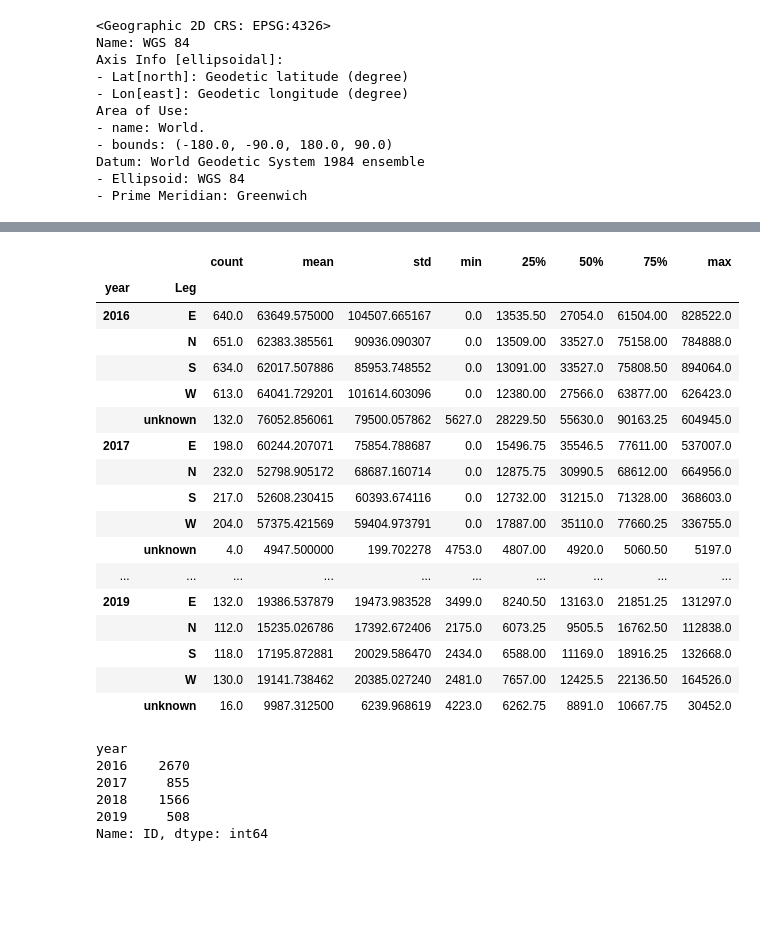
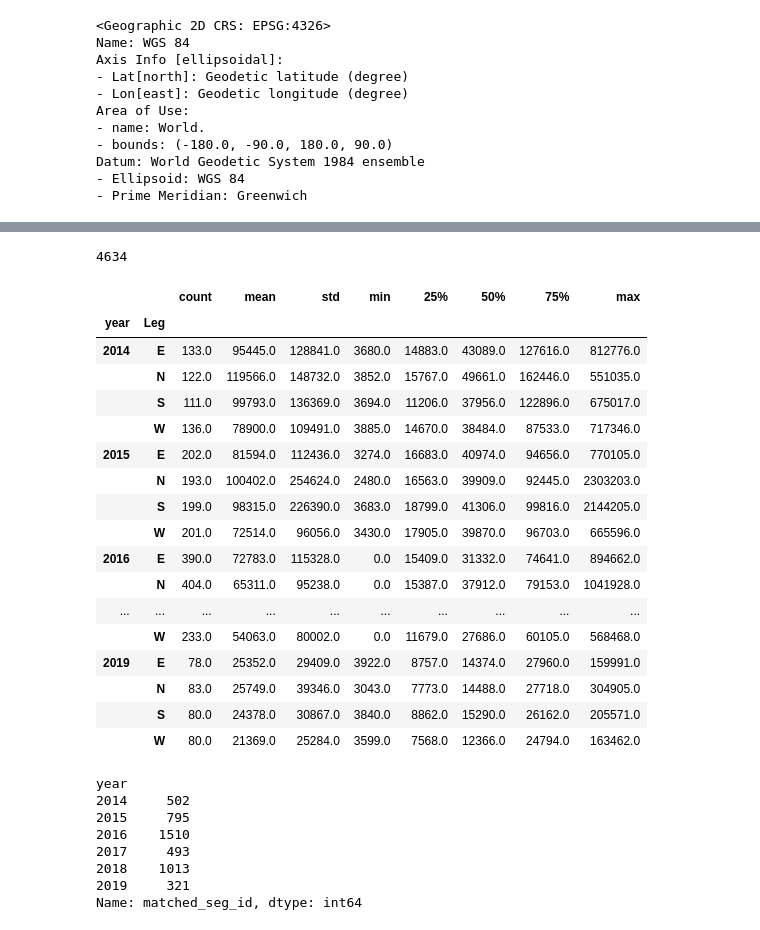
Before and after one commit to mintu07ruet/Bike-Exposure-Modeling, a Jupyter notebook: Expansion_Factor_development_coding/Weekly_Annual_Volume_Estimation_Version2.ipynb, the cells around one changed output, grey strips where cells are left out. Drawn from its saved outputs; the diff is of its cells as text; code cells hidden in the pictures; blank space fills up the shorter version.

```diff
--- a/Expansion_Factor_development_coding/Weekly_Annual_Volume_Estimation_Version2.ipynb
+++ b/Expansion_Factor_development_coding/Weekly_Annual_Volume_Estimation_Version2.ipynb
@@ -488,11 +509,11 @@ m_g3.head(2)
 # %%
 # Calculate Annual Volume for group 1
 mg1_DV=pd.merge(m_g1,moy_g1, on=['month'], how='inner')
-mg1_DV1=pd.DataFrame({'agge_monthly_Volume' : mg1_DV.groupby(['ID','year','Leg','matched_seg_id','Lat','Long'])['MTT'].sum()}).reset_index()
-mg1_DV1f=pd.DataFrame({'agge_factor' : mg1_DV.groupby(['ID','year','Leg','matched_seg_id','Lat','Long'])['Average_Group_MOY_Factor'].sum()}).reset_index()
-mg1_DV1r=pd.merge(mg1_DV1,mg1_DV1f, on=['ID','year','Leg','matched_seg_id','Lat','Long'], how='inner')
+mg1_DV1=pd.DataFrame({'agge_monthly_Volume' : mg1_DV.groupby(['year','Leg','matched_seg_id','Lat','Long'])['MTT'].sum()}).reset_index()
+mg1_DV1f=pd.DataFrame({'agge_factor' : mg1_DV.groupby(['year','Leg','matched_seg_id','Lat','Long'])['Average_Group_MOY_Factor'].sum()}).reset_index()
+mg1_DV1r=pd.merge(mg1_DV1,mg1_DV1f, on=['year','Leg','matched_seg_id','Lat','Long'], how='inner')
 mg1_DV1r['Annual_Volume']=mg1_DV1r['agge_monthly_Volume']/mg1_DV1r['agge_factor']
-mg1_DV1rf=pd.DataFrame({'ATT' : mg1_DV1r.groupby(['ID','year','Leg','matched_seg_id','Lat','Long'])['Annual_Volume'].mean()}).reset_index()
+mg1_DV1rf=pd.DataFrame({'ATT' : mg1_DV1r.groupby(['year','Leg','matched_seg_id','Lat','Long'])['Annual_Volume'].mean()}).reset_index()
 # %%
 mg1_DV.shape,mg1_DV1.shape
 # %% [output]
@@ -506,19 +527,19 @@ c.shape,c1.shape
 # %%
 # Calculate Annual Volume for group 1
 mg2_DV=pd.merge(m_g2,moy_g2, on=['month'], how='inner')
-mg2_DV2=pd.DataFrame({'agge_monthly_Volume' : mg2_DV.groupby(['ID','year','Leg','matched_seg_id','Lat','Long'])['MTT'].sum()}).reset_index()
-mg2_DV2f=pd.DataFrame({'agge_factor' : mg2_DV.groupby(['ID','year','Leg','matched_seg_id','Lat','Long'])['Average_Group_MOY_Factor'].sum()}).reset_index()
-mg2_DV2r=pd.merge(mg2_DV2,mg2_DV2f, on=['ID','year','Leg','matched_seg_id','Lat','Long'], how='inner')
+mg2_DV2=pd.DataFrame({'agge_monthly_Volume' : mg2_DV.groupby(['year','Leg','matched_seg_id','Lat','Long'])['MTT'].sum()}).reset_index()
+mg2_DV2f=pd.DataFrame({'agge_factor' : mg2_DV.groupby(['year','Leg','matched_seg_id','Lat','Long'])['Average_Group_MOY_Factor'].sum()}).reset_index()
+mg2_DV2r=pd.merge(mg2_DV2,mg2_DV2f, on=['year','Leg','matched_seg_id','Lat','Long'], how='inner')
 mg2_DV2r['Annual_Volume']=mg2_DV2r['agge_monthly_Volume']/mg2_DV2r['agge_factor']
-mg2_DV2rf=pd.DataFrame({'ATT' : mg2_DV2r.groupby(['ID','year','Leg','matched_seg_id','Lat','Long'])['Annual_Volume'].mean()}).reset_index()
+mg2_DV2rf=pd.DataFrame({'ATT' : mg2_DV2r.groupby(['year','Leg','matched_seg_id','Lat','Long'])['Annual_Volume'].mean()}).reset_index()
 # %%
 # Calculate Annual Volume for group 1
 mg3_DV=pd.merge(m_g3,moy_g3, on=['month'], how='inner')
-mg3_DV3=pd.DataFrame({'agge_monthly_Volume' : mg3_DV.groupby(['ID','year','Leg','matched_seg_id','Lat','Long'])['MTT'].sum()}).reset_index()
-mg3_DV3f=pd.DataFrame({'agge_factor' : mg3_DV.groupby(['ID','year','Leg','matched_seg_id','Lat','Long'])['Average_Group_MOY_Factor'].sum()}).reset_index()
-mg3_DV3r=pd.merge(mg3_DV3,mg3_DV3f, on=['ID','year','Leg','matched_seg_id','Lat','Long'], how='inner')
+mg3_DV3=pd.DataFrame({'agge_monthly_Volume' : mg3_DV.groupby(['year','Leg','matched_seg_id','Lat','Long'])['MTT'].sum()}).reset_index()
+mg3_DV3f=pd.DataFrame({'agge_factor' : mg3_DV.groupby(['year','Leg','matched_seg_id','Lat','Long'])['Average_Group_MOY_Factor'].sum()}).reset_index()
+mg3_DV3r=pd.merge(mg3_DV3,mg3_DV3f, on=['year','Leg','matched_seg_id','Lat','Long'], how='inner')
 mg3_DV3r['Annual_Volume']=mg3_DV3r['agge_monthly_Volume']/mg3_DV3r['agge_factor']
-mg3_DV3rf=pd.DataFrame({'ATT' : mg3_DV3r.groupby(['ID','year','Leg','matched_seg_id','Lat','Long'])['Annual_Volume'].mean()}).reset_index()
+mg3_DV3rf=pd.DataFrame({'ATT' : mg3_DV3r.groupby(['year','Leg','matched_seg_id','Lat','Long'])['Annual_Volume'].mean()}).reset_index()
 # %%
 # Now apply the MOY factor to get ATT
 # Apply factor to obtain daily Volume
@@ -544,4 +599,5 @@ AV.shape
 # %%
 AV=AV.loc[AV['Lat']!=0]
+AV['ATT in Million']=AV['ATT']/1000000
 AV.head()
 # %% [output]
@@ -618,32 +710,38 @@ year
 Name: Leg, dtype: int64
+# %%
+AV['Leg'].count()
+# %% [output]
+4634
 # %%
-AV.groupby(['year','Leg'])['ATT'].describe()
+AV.groupby(['year','Leg'])['ATT'].describe().round()
 # %% [output]
 |  |  | count | mean | std | min | 25% | 50% | 75% | max |
 | year | Leg |  |  |  |  |  |  |  |  |
-| 2016 | E | 640.0 | 63649.575000 | 104507.665167 | 0.0 | 13535.50 | 27054.0 | 61504.00 | 828522.0 |
-|  | N | 651.0 | 62383.385561 | 90936.090307 | 0.0 | 13509.00 | 33527.0 | 75158.00 | 784888.0 |
-|  | S | 634.0 | 62017.507886 | 85953.748552 | 0.0 | 13091.00 | 33527.0 | 75808.50 | 894064.0 |
-|  | W | 613.0 | 64041.729201 | 101614.603096 | 0.0 | 12380.00 | 27566.0 | 63877.00 | 626423.0 |
-|  | unknown | 132.0 | 76052.856061 | 79500.057862 | 5627.0 | 28229.50 | 55630.0 | 90163.25 | 604945.0 |
-| 2017 | E | 198.0 | 60244.207071 | 75854.788687 | 0.0 | 15496.75 | 35546.5 | 77611.00 | 537007.0 |
-|  | N | 232.0 | 52798.905172 | 68687.160714 | 0.0 | 12875.75 | 30990.5 | 68612.00 | 664956.0 |
-|  | S | 217.0 | 52608.230415 | 60393.674116 | 0.0 | 12732.00 | 31215.0 | 71328.00 | 368603.0 |
-|  | W | 204.0 | 57375.421569 | 59404.973791 | 0.0 | 17887.00 | 35110.0 | 77660.25 | 336755.0 |
-|  | unknown | 4.0 | 4947.500000 | 199.702278 | 4753.0 | 4807.00 | 4920.0 | 5060.50 | 5197.0 |
+| 2014 | E | 133.0 | 95445.0 | 128841.0 | 3680.0 | 14883.0 | 43089.0 | 127616.0 | 812776.0 |
+|  | N | 122.0 | 119566.0 | 148732.0 | 3852.0 | 15767.0 | 49661.0 | 162446.0 | 551035.0 |
+|  | S | 111.0 | 99793.0 | 136369.0 | 3694.0 | 11206.0 | 37956.0 | 122896.0 | 675017.0 |
+|  | W | 136.0 | 78900.0 | 109491.0 | 3885.0 | 14670.0 | 38484.0 | 87533.0 | 717346.0 |
+| 2015 | E | 202.0 | 81594.0 | 112436.0 | 3274.0 | 16683.0 | 40974.0 | 94656.0 | 770105.0 |
+|  | N | 193.0 | 100402.0 | 254624.0 | 2480.0 | 16563.0 | 39909.0 | 92445.0 | 2303203.0 |
+|  | S | 199.0 | 98315.0 | 226390.0 | 3683.0 | 18799.0 | 41306.0 | 99816.0 | 2144205.0 |
+|  | W | 201.0 | 72514.0 | 96056.0 | 3430.0 | 17905.0 | 39870.0 | 96703.0 | 665596.0 |
+| 2016 | E | 390.0 | 72783.0 | 115328.0 | 0.0 | 15409.0 | 31332.0 | 74641.0 | 894662.0 |
+|  | N | 404.0 | 65311.0 | 95238.0 | 0.0 | 15387.0 | 37912.0 | 79153.0 | 1041928.0 |
 | ... | ... | ... | ... | ... | ... | ... | ... | ... | ... |
-| 2019 | E | 132.0 | 19386.537879 | 19473.983528 | 3499.0 | 8240.50 | 13163.0 | 21851.25 | 131297.0 |
-|  | N | 112.0 | 15235.026786 | 17392.672406 | 2175.0 | 6073.25 | 9505.5 | 16762.50 | 112838.0 |
-|  | S | 118.0 | 17195.872881 | 20029.586470 | 2434.0 | 6588.00 | 11169.0 | 18916.25 | 132668.0 |
-|  | W | 130.0 | 19141.738462 | 20385.027240 | 2481.0 | 7657.00 | 12425.5 | 22136.50 | 164526.0 |
-|  | unknown | 16.0 | 9987.312500 | 6239.968619 | 4223.0 | 6262.75 | 8891.0 | 10667.75 | 30452.0 |
+|  | W | 233.0 | 54063.0 | 80002.0 | 0.0 | 11679.0 | 27686.0 | 60105.0 | 568468.0 |
+| 2019 | E | 78.0 | 25352.0 | 29409.0 | 3922.0 | 8757.0 | 14374.0 | 27960.0 | 159991.0 |
+|  | N | 83.0 | 25749.0 | 39346.0 | 3043.0 | 7773.0 | 14488.0 | 27718.0 | 304905.0 |
+|  | S | 80.0 | 24378.0 | 30867.0 | 3840.0 | 8862.0 | 15290.0 | 26162.0 | 205571.0 |
+|  | W | 80.0 | 21369.0 | 25284.0 | 3599.0 | 7568.0 | 12366.0 | 24794.0 | 163462.0 |
 # %%
-AV.groupby(['year'])['ID'].count()
+AV.groupby(['year'])['matched_seg_id'].count()
 # %% [output]
 year
-2016    2670
-2017     855
-2018    1566
-2019     508
-Name: ID, dtype: int64
+2014     502
+2015     795
+2016    1510
+2017     493
+2018    1013
+2019     321
+Name: matched_seg_id, dtype: int64
 # %%
```
Also changed, not shown: parts of 71 cells of this notebook, 1 other file.
